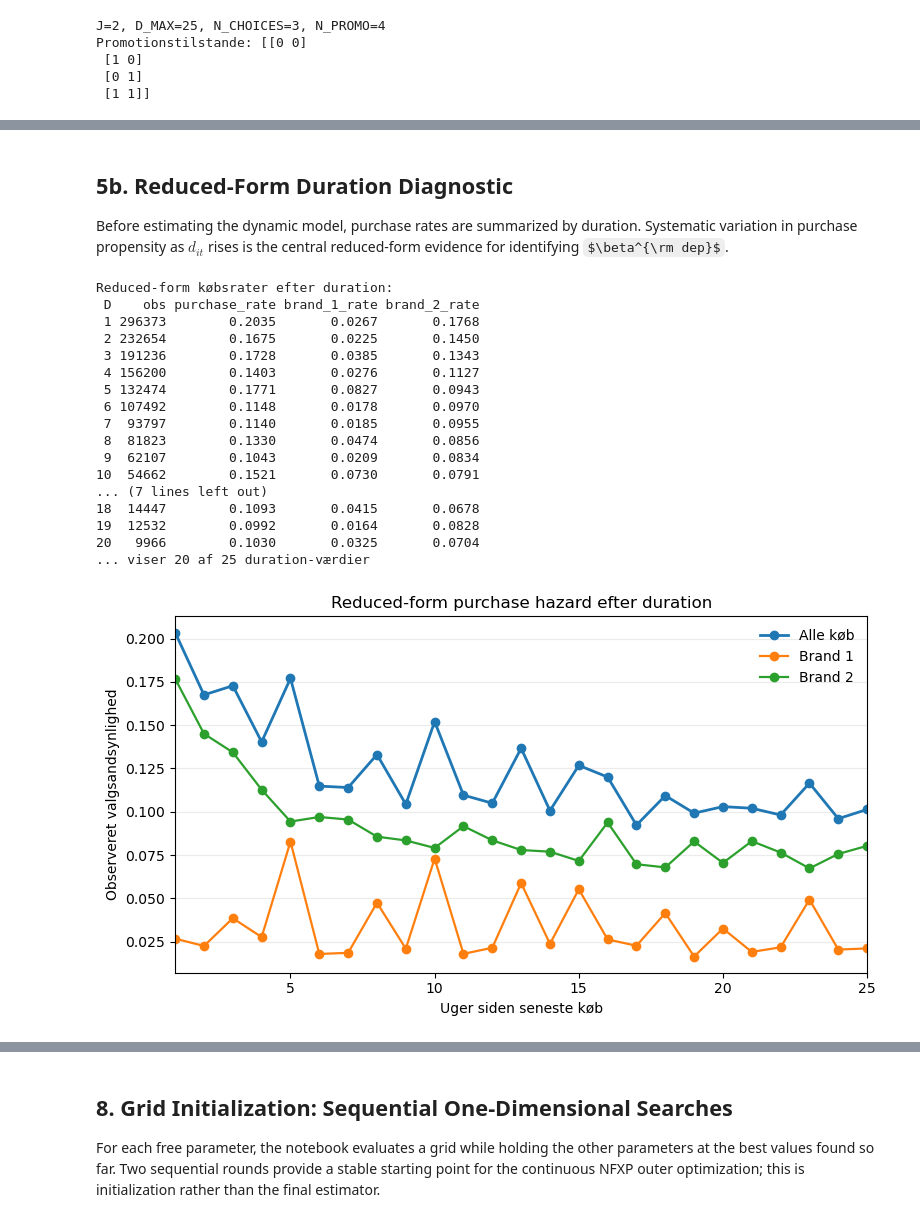
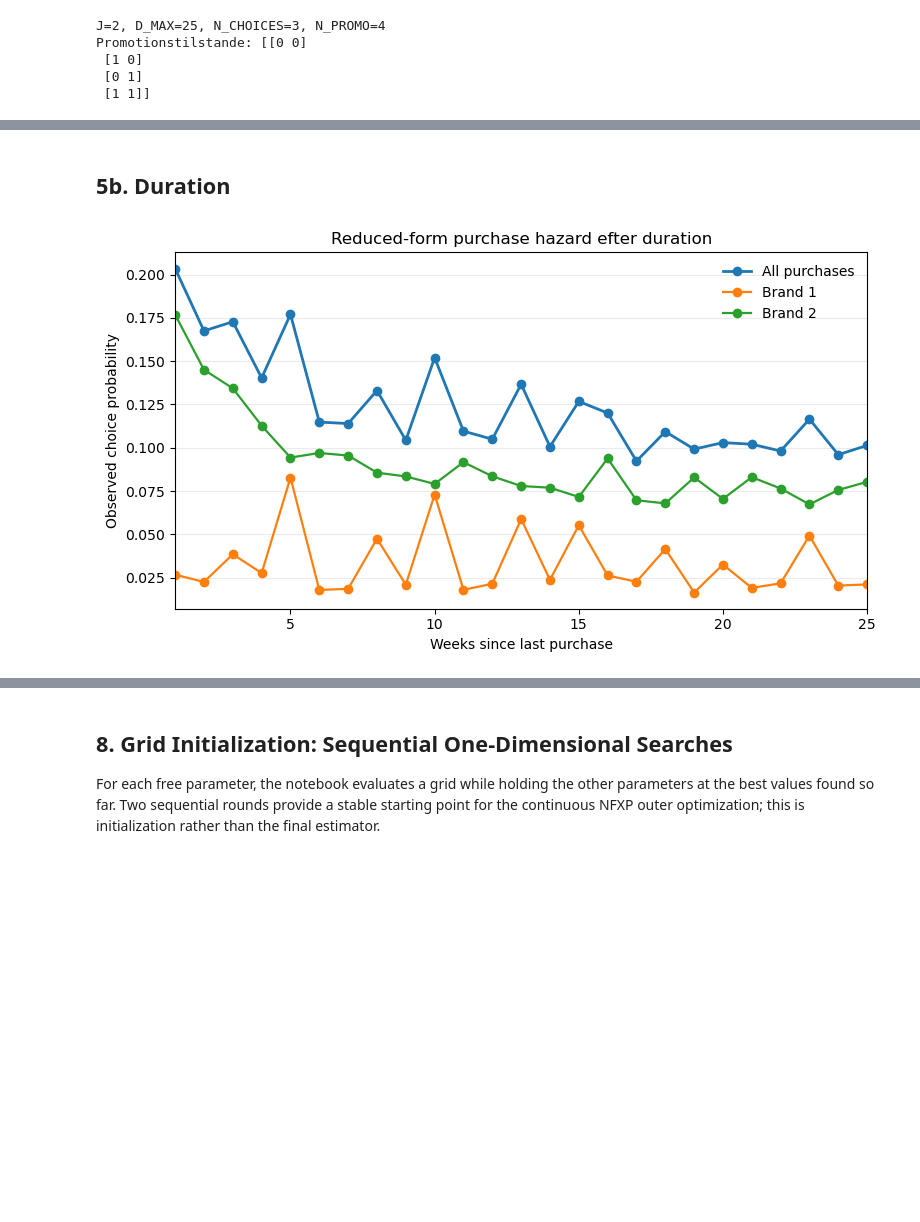
Before and after one commit to OEiberg/dp_ucph_oe, a Jupyter notebook: Term Paper OEJ x SRL/nfxp_empirical.ipynb, the cells around one changed output, grey strips where cells are left out. Saved outputs shown, nothing was run; the diff lists cells and outputs as text; code cells hidden in the pictures; some formulas as TeX source; blank space fills up the shorter version.

```diff
--- a/Term Paper OEJ x SRL/nfxp_empirical.ipynb
+++ b/Term Paper OEJ x SRL/nfxp_empirical.ipynb
@@ -564,71 +465,38 @@ Observationer (alle): 1,697,631
 # %% [markdown]
-## 5b. Reduced-Form Duration Diagnostic
-
-Before estimating the dynamic model, purchase rates are summarized by duration. Systematic variation in purchase propensity as $d_{it}$ rises is the central reduced-form evidence for identifying $\beta^{\rm dep}$.
+## 5b. Duration
 # %%
 # Summarize observed choice rates by duration.
 duration_summary = (
     panel_df.assign(
         purchase=(panel_df["Y"] > 0).astype(int),
         brand_1=(panel_df["Y"] == 1).astype(int),
         brand_2=(panel_df["Y"] == 2).astype(int),
     )
     .groupby("D")
     .agg(
         obs=("Y", "size"),
         purchase_rate=("purchase", "mean"),
         brand_1_rate=("brand_1", "mean"),
         brand_2_rate=("brand_2", "mean"),
     )
     .reset_index()
 )
 
-print("Reduced-form purchase rates by duration:")
-print(
-    duration_summary.head(20).to_string(
-        index=False,
-        formatters={
-            "purchase_rate": lambda x: f"{x:.4f}",
-            "brand_1_rate": lambda x: f"{x:.4f}",
-            "brand_2_rate": lambda x: f"{x:.4f}",
-        },
-    )
-)
-if len(duration_summary) > 20:
-    print(f"... showing 20 of {len(duration_summary)} duration values")
 
-# Plot reduced-form purchase rates by duration.
+# Plot purchase rates by duration.
 fig, ax = plt.subplots(figsize=(8, 4.5))
 ax.plot(duration_summary["D"], duration_summary["purchase_rate"], marker="o", lw=2, label="All purchases")
 ax.plot(duration_summary["D"], duration_summary["brand_1_rate"], marker="o", lw=1.6, label="Brand 1")
 ax.plot(duration_summary["D"], duration_summary["brand_2_rate"], marker="o", lw=1.6, label="Brand 2")
 ax.set_xlim(1, D_MAX)
 ax.set_xlabel("Weeks since last purchase")
 ax.set_ylabel("Observed choice probability")
 ax.set_title(r"Reduced-form purchase hazard efter duration")
 ax.grid(axis="y", alpha=0.25)
 ax.legend(frameon=False)
 plt.tight_layout()
-plt.savefig("nfxp_empirical_duration_hazard.pdf", bbox_inches="tight")
 plt.show()
 # %% [output]
-Reduced-form købsrater efter duration:
- D    obs purchase_rate brand_1_rate brand_2_rate
- 1 296373        0.2035       0.0267       0.1768
- 2 232654        0.1675       0.0225       0.1450
- 3 191236        0.1728       0.0385       0.1343
- 4 156200        0.1403       0.0276       0.1127
- 5 132474        0.1771       0.0827       0.0943
- 6 107492        0.1148       0.0178       0.0970
- 7  93797        0.1140       0.0185       0.0955
- 8  81823        0.1330       0.0474       0.0856
- 9  62107        0.1043       0.0209       0.0834
-10  54662        0.1521       0.0730       0.0791
-... (7 lines left out)
-18  14447        0.1093       0.0415       0.0678
-19  12532        0.0992       0.0164       0.0828
-20   9966        0.1030       0.0325       0.0704
-... viser 20 af 25 duration-værdier
-[figure, old version]
+[figure, new version]
 # %% [markdown]
 ## 6. Inner Loop: Empirical VFI and CCPs
```
Also changed, not shown: parts of 26 cells of this notebook, 2 other files.
